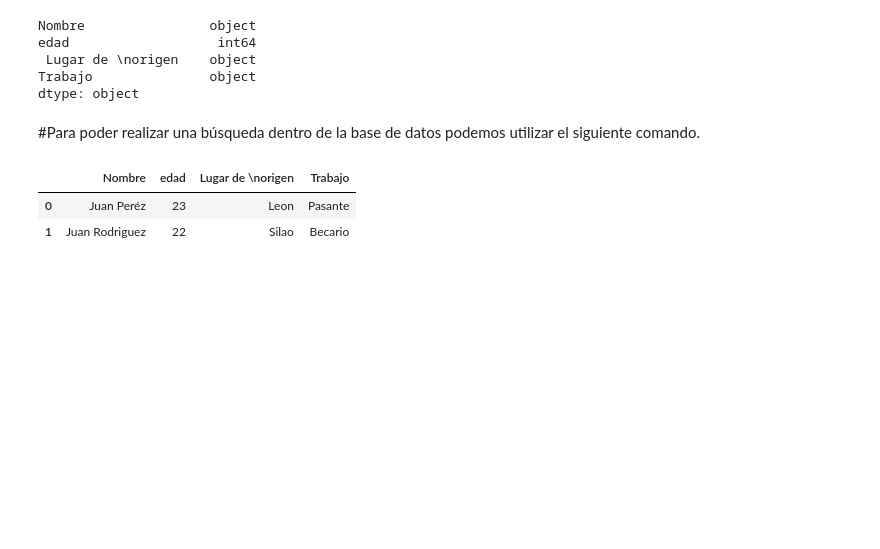
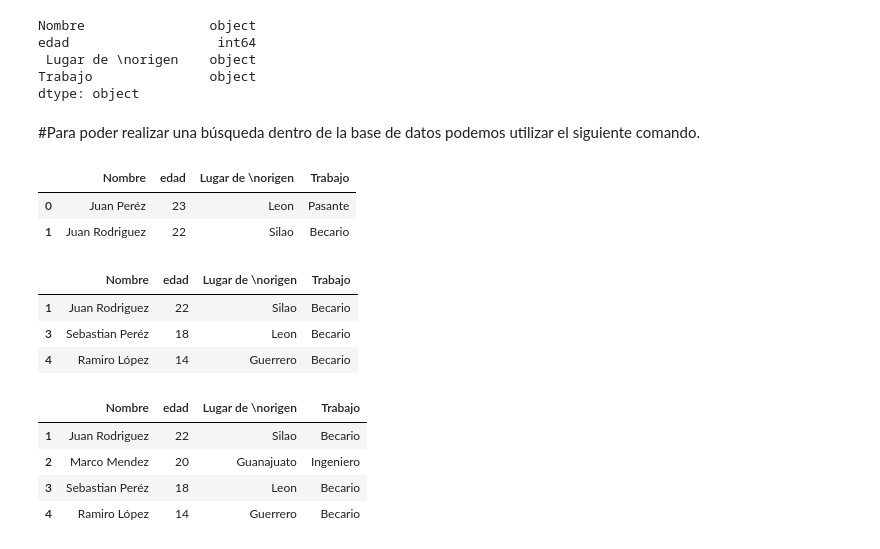
Before and after one commit to BELMAN-EDCM/Modulos_SS, a Jupyter notebook: Ejemplo_base_de_datos.ipynb, the cells around one changed output. Drawn from its saved outputs; the diff is of its cells as text; code cells hidden in the pictures; blank space fills up the shorter version.

```diff
--- a/Ejemplo_base_de_datos.ipynb
+++ b/Ejemplo_base_de_datos.ipynb
@@ -203,3 +203,20 @@ df[df['Nombre'].str.contains('Juan')]
 |  | Nombre | edad | Lugar de \norigen | Trabajo |
 | 0 | Juan Peréz | 23 | Leon | Pasante |
 | 1 | Juan Rodriguez | 22 | Silao | Becario |
+# %%
+#Ahora haremos un ejemplo para cuando se tiene minusculas y mayusculas, igual buscará los becarios dentro de la columna de Trabajo
+df[df['Trabajo'].str.contains('becario', case=False)]
+# %% [output]
+|  | Nombre | edad | Lugar de \norigen | Trabajo |
+| 1 | Juan Rodriguez | 22 | Silao | Becario |
+| 3 | Sebastian Peréz | 18 | Leon | Becario |
+| 4 | Ramiro López | 14 | Guerrero | Becario |
+# %%
+#Ahora haremos un ejemplo para cuando se tiene minusculas y mayusculas, igual buscará los becarios dentro de la columna de Trabajo
+df[df['Trabajo'].str.contains('becario|ingeniero', case=False, na=False, regex=True)]
+# %% [output]
+|  | Nombre | edad | Lugar de \norigen | Trabajo |
+| 1 | Juan Rodriguez | 22 | Silao | Becario |
+| 2 | Marco Mendez | 20 | Guanajuato | Ingeniero |
+| 3 | Sebastian Peréz | 18 | Leon | Becario |
+| 4 | Ramiro López | 14 | Guerrero | Becario |
```
